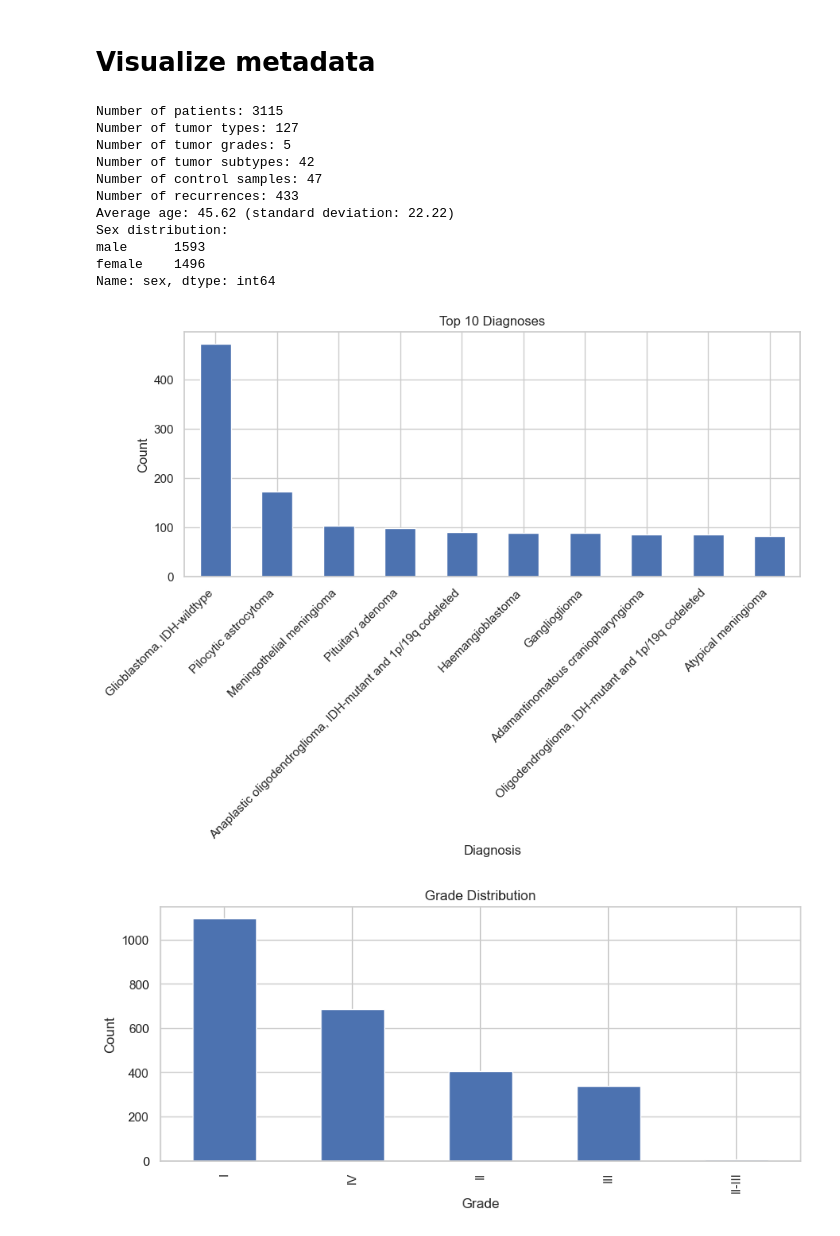
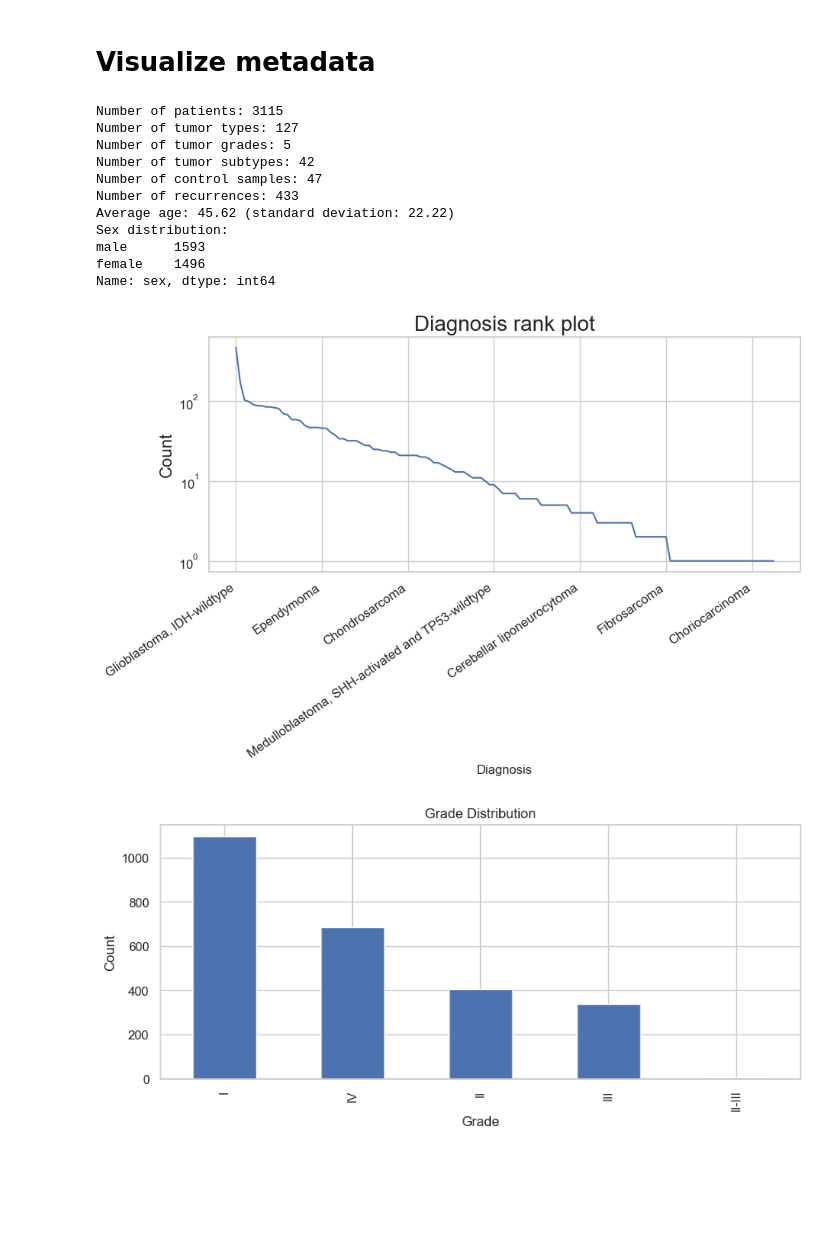
Before and after one commit to zebleck/Notebooks, a Jupyter notebook: biomedical/test.ipynb, the cells around one changed output. Drawn from its saved outputs; the diff is of its cells as text; code cells hidden in the pictures; blank space fills up the shorter version.

```diff
--- a/biomedical/test.ipynb
+++ b/biomedical/test.ipynb
@@ -224,17 +224,18 @@ print(sex_counts)
 # Set plotting style
 sns.set(style="whitegrid")
 
-# Diagnosis distribution
+# Diagnosis rank plot
 plt.figure(figsize=(10, 4))
 diagnosis_counts = df['diagnosis'].value_counts()
-diagnosis_top = diagnosis_counts.head(10)
-diagnosis_top.plot(kind='bar')
-plt.title('Top 10 Diagnoses')
+diagnosis_top = diagnosis_counts.head(128)
+diagnosis_top.plot(kind='line')
+plt.title('Diagnosis rank plot', fontsize=20)
 plt.xlabel('Diagnosis')
-plt.ylabel('Count')
-plt.xticks(rotation=45, ha='right')
+plt.ylabel('Count', fontsize=16)
+plt.xticks(rotation=35, ha='right', fontsize=12)
+plt.yticks(fontsize=12)
+plt.yscale('log')
 plt.show()
-
 # Grade distribution
 plt.figure(figsize=(10, 4))
 grade_counts = df['grade'].value_counts()
@@ -247,11 +248,12 @@ plt.show()
 # Sex distribution
 plt.figure(figsize=(10, 4))
 sex_counts = df['sex'].value_counts()
-sex_counts.plot(kind='bar')
+sex_counts.plot(kind='bar', color=['#6CA6CD', '#FFC0CB'])
 plt.title('Sex Distribution')
 plt.xlabel('Sex')
 plt.ylabel('Count')
 plt.show()
+
 
 # Age distribution
 plt.figure(figsize=(10, 4))
@@ -263,32 +265,32 @@ plt.show()
 
 # Recurrence vs. Non-recurrence
 plt.figure(figsize=(10, 4))
 recurrence_counts = df['recurrence'].value_counts()
 recurrence_counts.plot(kind='bar')
 plt.title('Recurrence vs. Non-recurrence')
 plt.xlabel('Recurrence')
 plt.ylabel('Count')
 plt.xticks(ticks=[0, 1], labels=['Non-recurrence', 'Recurrence'])
 plt.show()
 
 # Age vs. Grade boxplot
 plt.figure(figsize=(10, 4))
 sns.boxplot(x='grade', y='age', data=df)
 plt.title('Age vs. Grade')
 plt.xlabel('Grade')
 plt.ylabel('Age')
 plt.show()
 # %% [output]
 Number of patients: 3115
 Number of tumor types: 127
 Number of tumor grades: 5
 Number of tumor subtypes: 42
 Number of control samples: 47
 Number of recurrences: 433
 Average age: 45.62 (standard deviation: 22.22)
 Sex distribution:
 male      1593
 female    1496
 Name: sex, dtype: int64
-[figure, old version]
+[figure, new version]
 [figure]
```
Also changed, not shown: parts of 13 cells of this notebook, 2 other files.
